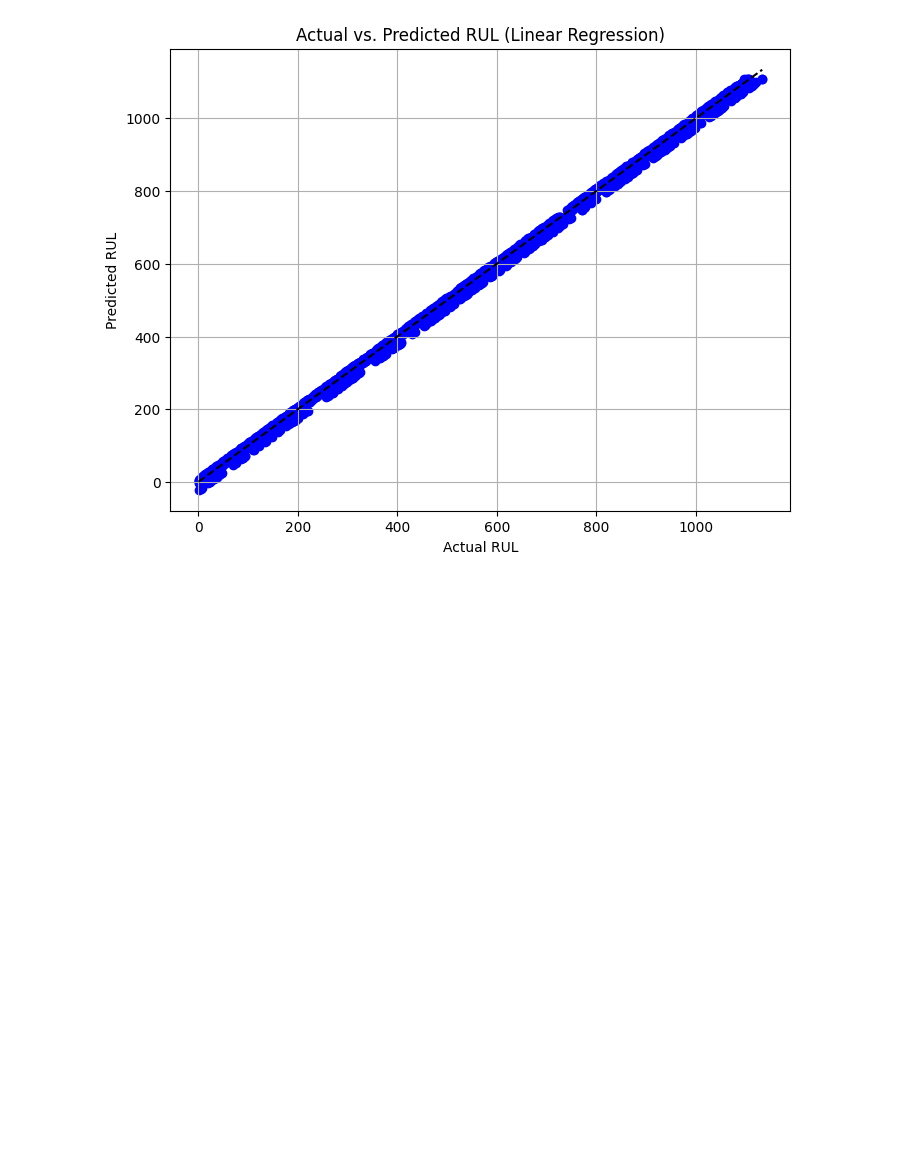
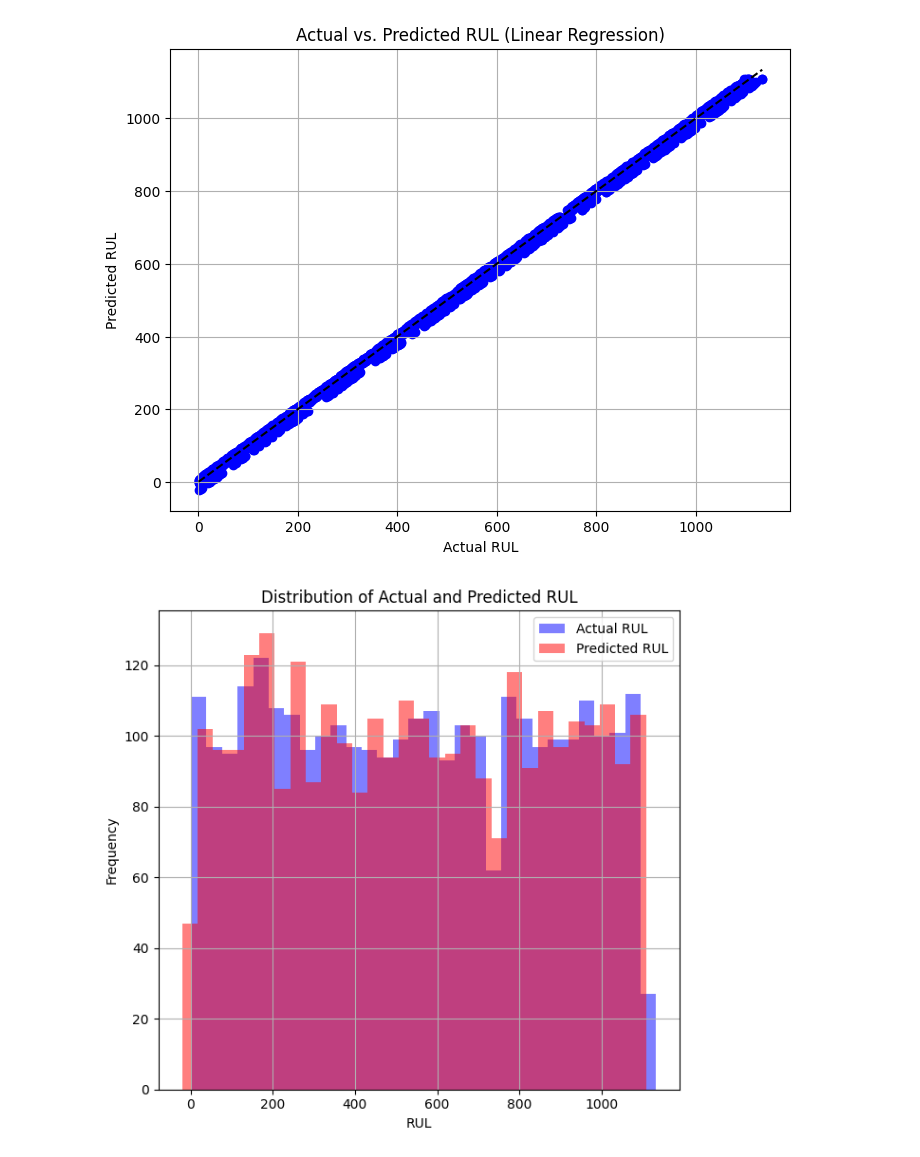
Before and after one commit to Odera2023/Lithium, a Jupyter notebook: Lithium.ipynb, the cells around one changed output. Cells and saved outputs as stored; diff of their text form; code cells hidden in the pictures; blank space fills up the shorter version.

Commit message:
Distribution

```diff
--- a/Lithium.ipynb
+++ b/Lithium.ipynb
@@ -118,3 +118,22 @@ plt.grid(True)
 plt.show()
 # %% [output]
 [figure]
+# %%
+# Visualize actual vs. predicted RUL and their distribution using histograms
+plt.figure(figsize=(12, 6))
+
+
+# Plot distribution of actual and predicted RUL
+plt.subplot(1, 2, 2)
+plt.hist(y_test, bins=30, alpha=0.5, color='blue', label='Actual RUL')
+plt.hist(linear_preds, bins=30, alpha=0.5, color='red', label='Predicted RUL')
+plt.xlabel('RUL')
+plt.ylabel('Frequency')
+plt.title('Distribution of Actual and Predicted RUL')
+plt.legend()
+plt.grid(True)
+
+plt.tight_layout()
+plt.show()
+# %% [output]
+[figure, added]
```
